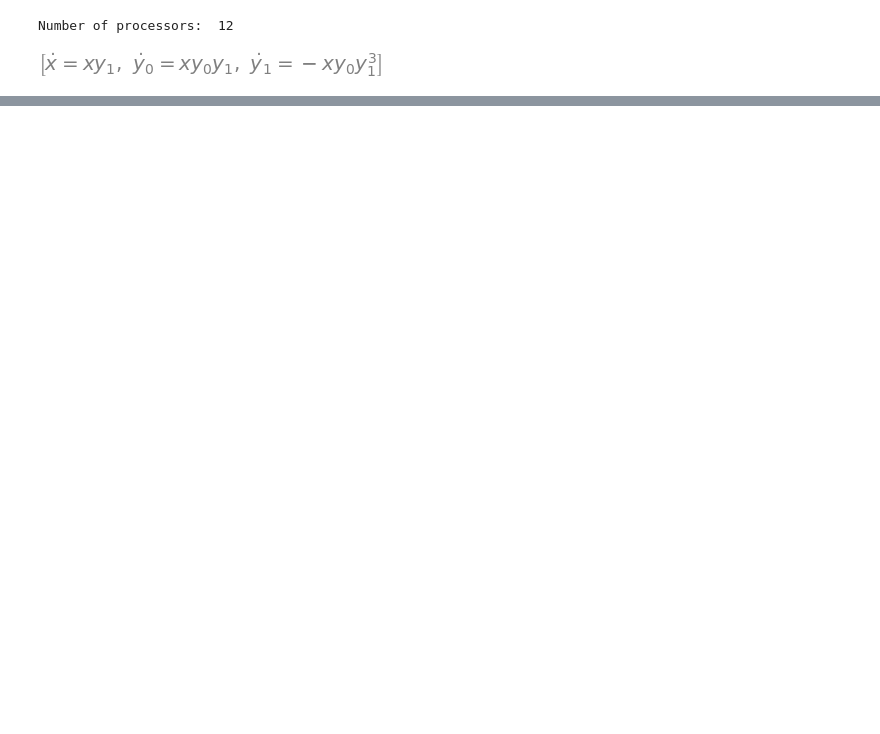
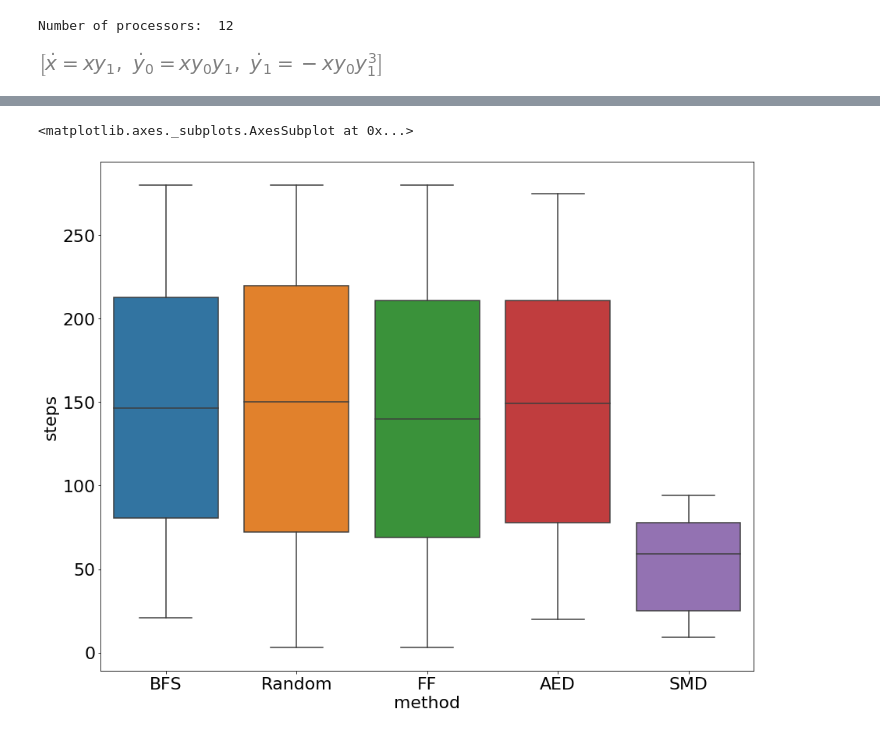
Before and after one commit to AndreyBychkov/QBee, a Jupyter notebook: PythonPackage/examples/comparisons.ipynb, the cells around one changed output, grey strips where cells are left out. Cells and saved outputs as stored; diff of their text form; code cells hidden in the pictures; blank space fills up the shorter version.

```diff
--- a/PythonPackage/examples/comparisons.ipynb
+++ b/PythonPackage/examples/comparisons.ipynb
@@ -108,0 +182,16 @@ plt.title("Methods comparison");
+# %%
+import pandas as pd
+
+def flatten(lst):
+    return [item for sublist in lst for item in sublist]
+
+steps_df = pd.DataFrame({
+    'steps': bfs_steps + iddfs_random + iddfs_frequent_first + iddfs_auxiliary_equation_degree + iddfs_summary_monomial_degree,
+    'method': flatten([[method]*len(bfs_steps) for method in ["BFS", "Random", "FF", "AED", "SMD"]])
+})
+# %%
+plt.figure(figsize=(15, 12))
+sns.boxplot('method', 'steps', data=steps_df)
+# %% [output]
+<matplotlib.axes._subplots.AxesSubplot at 0x...>
+[figure, added]
```
Also changed, not shown: parts of 30 cells of this notebook, 1 other file.
